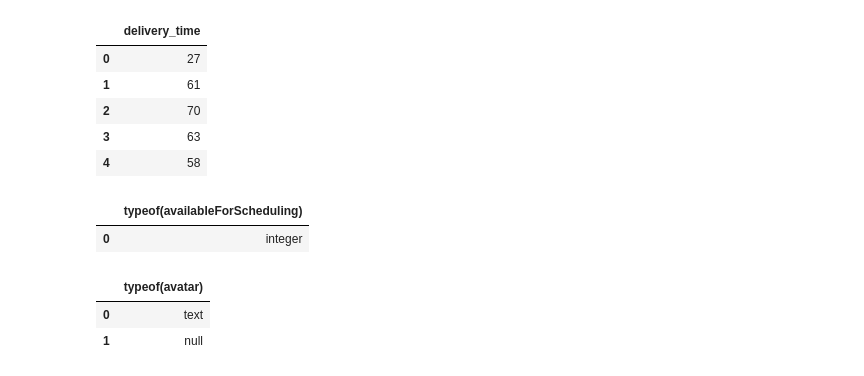
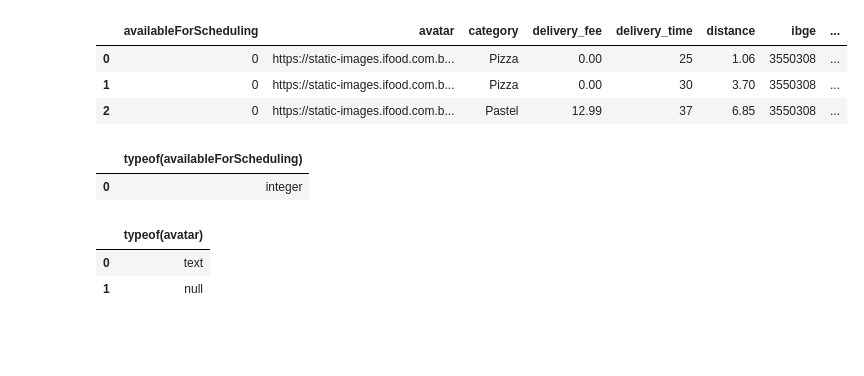
Before and after one commit to LeonardoHBritoo/Querys-Dados-Ifood, a Jupyter notebook: LendoDeArquivo.ipynb, the cells around one changed output. Saved outputs shown, nothing was run; the diff lists cells and outputs as text; code cells hidden in the pictures; blank space fills up the shorter version.

```diff
--- a/LendoDeArquivo.ipynb
+++ b/LendoDeArquivo.ipynb
@@ -4,12 +4,11 @@ import pandasql as ps
 # %%
 ifood = pd.read_csv("ifood-restaurants-february-2021.csv")
 
-ps.sqldf("SELECT delivery_time FROM ifood limit 5")
+# Visualizando as primeiras linhas
+ps.sqldf("SELECT * FROM ifood where rating >= 4.9 limit 3")
 # %% [output]
-|  | delivery_time |
-| 0 | 27 |
-| 1 | 61 |
-| 2 | 70 |
-| 3 | 63 |
-| 4 | 58 |
+|  | availableForScheduling | avatar | category | delivery_fee | delivery_time | distance | ibge | ... |
+| 0 | 0 | https://static-images.ifood.com.b... | Pizza | 0.00 | 25 | 1.06 | 3550308 | ... |
+| 1 | 0 | https://static-images.ifood.com.b... | Pizza | 0.00 | 30 | 3.70 | 3550308 | ... |
+| 2 | 0 | https://static-images.ifood.com.b... | Pastel | 12.99 | 37 | 6.85 | 3550308 | ... |
 # %%
```
Also changed, not shown: parts of 12 cells of this notebook.
